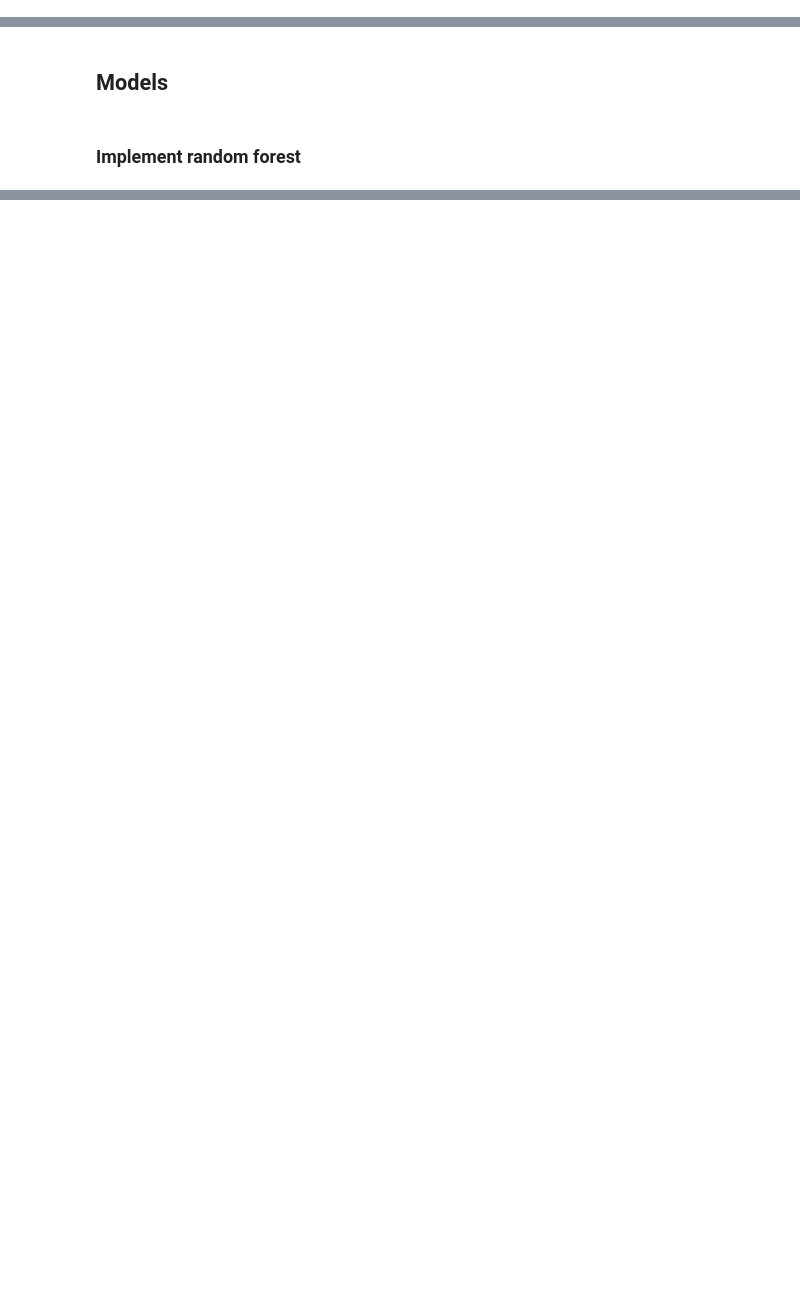
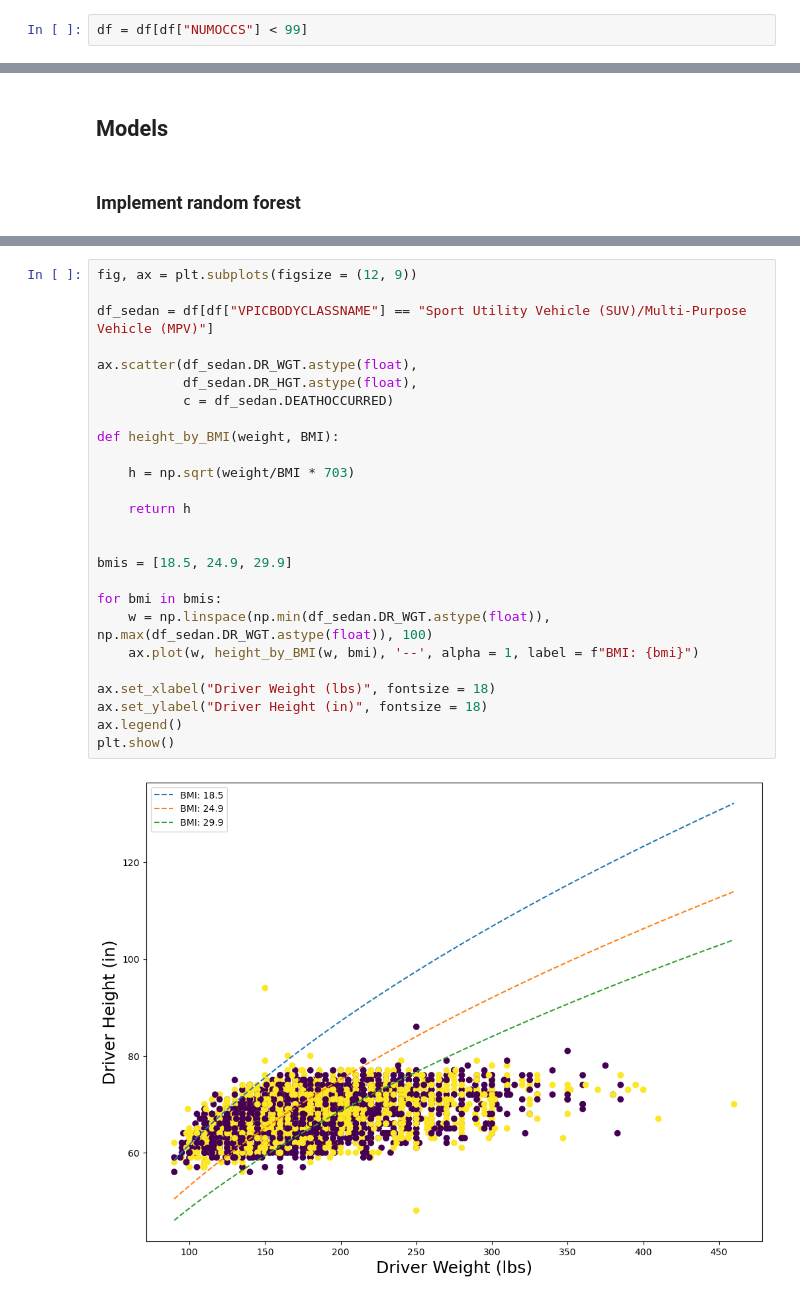
Before and after one commit to wisteriab/CSCI_Project, a Jupyter notebook: notebooks/cleaning_data.ipynb, the cells around one changed output, grey strips where cells are left out. Cells and saved outputs as stored; diff of their text form; blank space fills up the shorter version.

```diff
--- a/notebooks/cleaning_data.ipynb
+++ b/notebooks/cleaning_data.ipynb
@@ -94,0 +163,2 @@ df['MOD_YEAR_5YR_CHUNK'] = ((df['MOD_YEAR'].astype(int) + 2) // 5) * 5
+# %%
+df = df[df["NUMOCCS"] < 99]
@@ -245,0 +431,28 @@ df.head()
+# %%
+fig, ax = plt.subplots(figsize = (12, 9))
+
+df_sedan = df[df["VPICBODYCLASSNAME"] == "Sport Utility Vehicle (SUV)/Multi-Purpose Vehicle (MPV)"]
+
+ax.scatter(df_sedan.DR_WGT.astype(float),
+           df_sedan.DR_HGT.astype(float),
+           c = df_sedan.DEATHOCCURRED)
+
+def height_by_BMI(weight, BMI):
+
+    h = np.sqrt(weight/BMI * 703)
+
+    return h
+
+
+bmis = [18.5, 24.9, 29.9]
+
+for bmi in bmis:
+    w = np.linspace(np.min(df_sedan.DR_WGT.astype(float)), np.max(df_sedan.DR_WGT.astype(float)), 100)
+    ax.plot(w, height_by_BMI(w, bmi), '--', alpha = 1, label = f"BMI: {bmi}")
+
+ax.set_xlabel("Driver Weight (lbs)", fontsize = 18)
+ax.set_ylabel("Driver Height (in)", fontsize = 18)
+ax.legend()
+plt.show()
+# %% [output]
+[figure, added]
```
Also changed, not shown: parts of 36 cells of this notebook, 5 other files.
